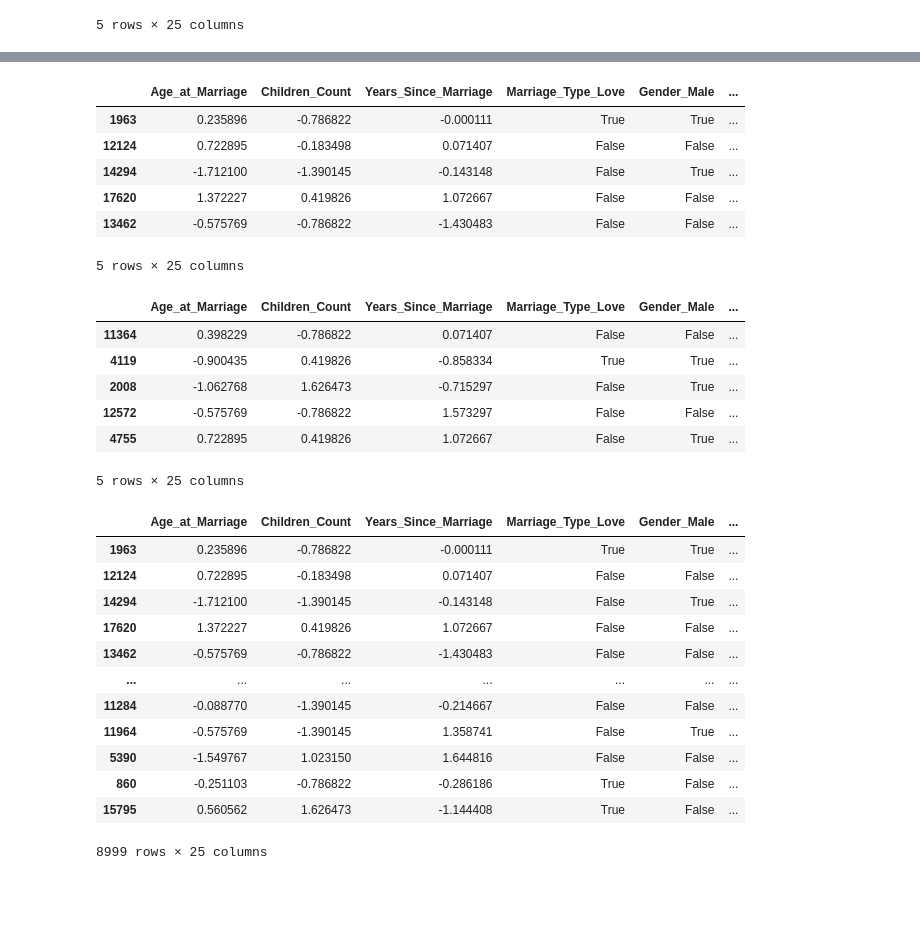
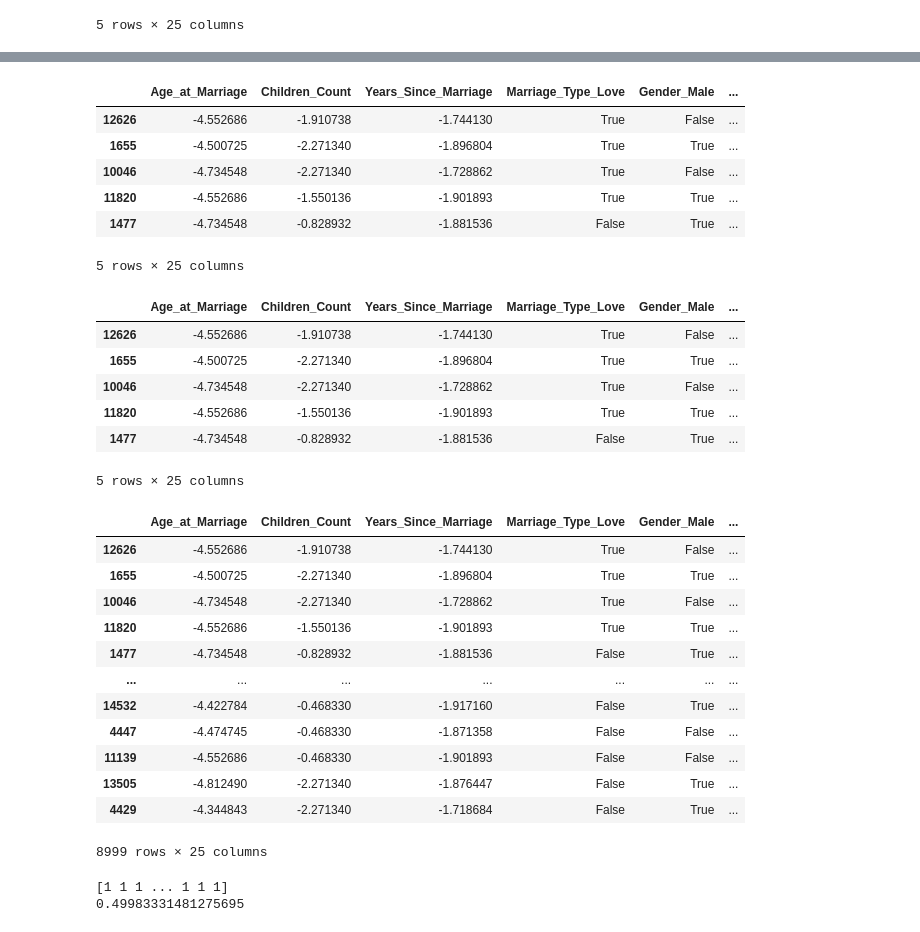
Before and after one commit to yelisetti/SEIS763FinalProject, a Jupyter notebook: Project.ipynb, the cells around one changed output, grey strips where cells are left out. Drawn from its saved outputs; the diff is of its cells as text; code cells hidden in the pictures; blank space fills up the shorter version.

```diff
--- a/Project.ipynb
+++ b/Project.ipynb
@@ -77,7 +78,7 @@ le = LabelEncoder()
 y = le.fit_transform(y)
 # %%
 from imblearn.over_sampling import SMOTE
-obj = SMOTE()
-X_new, y_new = obj.fit_resample(X, y)
+smote_obj = SMOTE()
+X_new, y_new = smote_obj.fit_resample(X, y)
 # %%
 import statsmodels.api as sm
@@ -175,55 +163,59 @@ array([[ 1., 23.,  5., ...,  0.,  0.,  0.],
  24,
  25]
 # %%
-X_train, X_test, y_train, y_test = train_test_split(X_new, y_new, test_size=0.5, random_state=42)
+X_train_smote, X_test_smote, y_train_smote, y_test_smote = train_test_split(X_new, y_new, test_size=0.5, random_state=42, stratify=y_new)
 # %%
 scaler_cols = ['Age_at_Marriage', 'Children_Count', 'Years_Since_Marriage']
 scaler = StandardScaler()
 
-X_train[scaler_cols] = scaler.fit_transform(X_train[scaler_cols])
-X_test[scaler_cols] = scaler.transform(X_test[scaler_cols])
+X_train_smote[scaler_cols] = scaler.fit_transform(X_train_smote[scaler_cols])
+X_train_smote[scaler_cols] = scaler.transform(X_train_smote[scaler_cols])
 
-display(X_train.head())
-display(X_test.head())
+display(X_train_smote.head())
+display(X_train_smote.head())
 # %% [output]
 |  | Age_at_Marriage | Children_Count | Years_Since_Marriage | Marriage_Type_Love | Gender_Male | ... |
-| 1963 | 0.235896 | -0.786822 | -0.000111 | True | True | ... |
-| 12124 | 0.722895 | -0.183498 | 0.071407 | False | False | ... |
-| 14294 | -1.712100 | -1.390145 | -0.143148 | False | True | ... |
-| 17620 | 1.372227 | 0.419826 | 1.072667 | False | False | ... |
-| 13462 | -0.575769 | -0.786822 | -1.430483 | False | False | ... |
+| 12626 | -4.552686 | -1.910738 | -1.744130 | True | False | ... |
+| 1655 | -4.500725 | -2.271340 | -1.896804 | True | True | ... |
+| 10046 | -4.734548 | -2.271340 | -1.728862 | True | False | ... |
+| 11820 | -4.552686 | -1.550136 | -1.901893 | True | True | ... |
+| 1477 | -4.734548 | -0.828932 | -1.881536 | False | True | ... |
 5 rows × 25 columns
 |  | Age_at_Marriage | Children_Count | Years_Since_Marriage | Marriage_Type_Love | Gender_Male | ... |
-| 11364 | 0.398229 | -0.786822 | 0.071407 | False | False | ... |
-| 4119 | -0.900435 | 0.419826 | -0.858334 | True | True | ... |
-| 2008 | -1.062768 | 1.626473 | -0.715297 | False | True | ... |
-| 12572 | -0.575769 | -0.786822 | 1.573297 | False | False | ... |
-| 4755 | 0.722895 | 0.419826 | 1.072667 | False | True | ... |
+| 12626 | -4.552686 | -1.910738 | -1.744130 | True | False | ... |
+| 1655 | -4.500725 | -2.271340 | -1.896804 | True | True | ... |
+| 10046 | -4.734548 | -2.271340 | -1.728862 | True | False | ... |
+| 11820 | -4.552686 | -1.550136 | -1.901893 | True | True | ... |
+| 1477 | -4.734548 | -0.828932 | -1.881536 | False | True | ... |
 5 rows × 25 columns
 # %%
-display(X_train)
+display(X_train_smote)
 # %% [output]
 |  | Age_at_Marriage | Children_Count | Years_Since_Marriage | Marriage_Type_Love | Gender_Male | ... |
-| 1963 | 0.235896 | -0.786822 | -0.000111 | True | True | ... |
-| 12124 | 0.722895 | -0.183498 | 0.071407 | False | False | ... |
-| 14294 | -1.712100 | -1.390145 | -0.143148 | False | True | ... |
-| 17620 | 1.372227 | 0.419826 | 1.072667 | False | False | ... |
-| 13462 | -0.575769 | -0.786822 | -1.430483 | False | False | ... |
+| 12626 | -4.552686 | -1.910738 | -1.744130 | True | False | ... |
+| 1655 | -4.500725 | -2.271340 | -1.896804 | True | True | ... |
+| 10046 | -4.734548 | -2.271340 | -1.728862 | True | False | ... |
+| 11820 | -4.552686 | -1.550136 | -1.901893 | True | True | ... |
+| 1477 | -4.734548 | -0.828932 | -1.881536 | False | True | ... |
 | ... | ... | ... | ... | ... | ... | ... |
-| 11284 | -0.088770 | -1.390145 | -0.214667 | False | False | ... |
-| 11964 | -0.575769 | -1.390145 | 1.358741 | False | True | ... |
-| 5390 | -1.549767 | 1.023150 | 1.644816 | False | False | ... |
-| 860 | -0.251103 | -0.786822 | -0.286186 | True | False | ... |
-| 15795 | 0.560562 | 1.626473 | -1.144408 | True | False | ... |
+| 14532 | -4.422784 | -0.468330 | -1.917160 | False | True | ... |
+| 4447 | -4.474745 | -0.468330 | -1.871358 | False | False | ... |
+| 11139 | -4.552686 | -0.468330 | -1.901893 | False | False | ... |
+| 13505 | -4.812490 | -2.271340 | -1.876447 | False | True | ... |
+| 4429 | -4.344843 | -2.271340 | -1.718684 | False | True | ... |
 8999 rows × 25 columns
 # %%
 #Fitting Logistic Regression to Training Set
 from sklearn.linear_model import LogisticRegression
 classifierObj = LogisticRegression()
-classifierObj.fit(X_train, y_train)
+classifierObj.fit(X_train_smote, y_train_smote)
 #Making predictions on the Test Set
-y_pred = classifierObj.predict(X_test)
+y_pred = classifierObj.predict(X_test_smote)
+print(y_pred)
 #Predicting probabilities
-y_pred_prob = classifierObj.predict_proba(X_test)
+y_pred_prob = classifierObj.predict_proba(X_test_smote)
 #Print Model Accuracy
-print(classifierObj.score(X_test,y_test))
+print(classifierObj.score(X_test_smote,y_test_smote))
+# %% [output]
+[1 1 1 ... 1 1 1]
+0.49983331481275695
```
Also changed, not shown: parts of 17 cells of this notebook.
